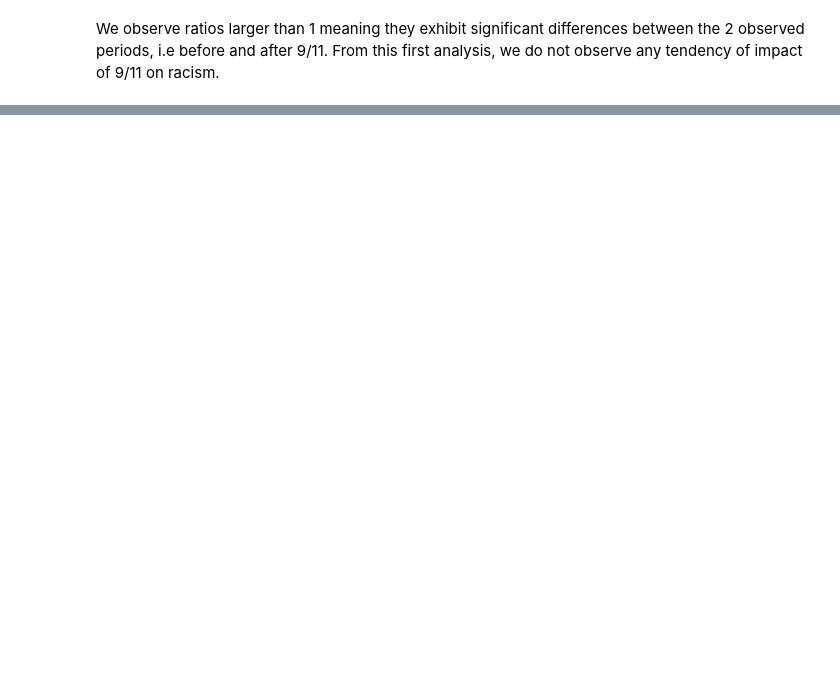
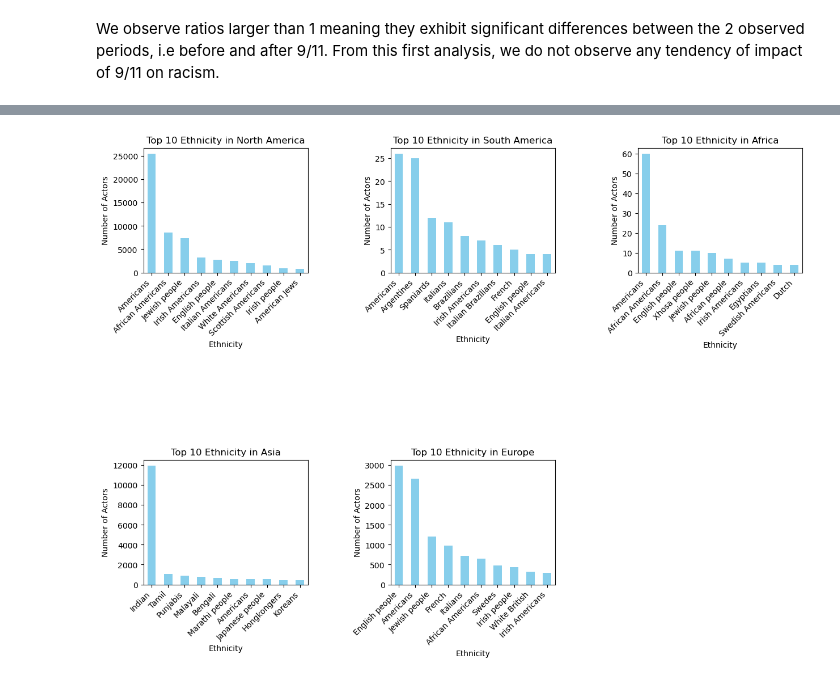
Before and after one commit to epfl-ada/ada-2024-project-adanonymous, a Jupyter notebook: src/utils/Actor_ethnicity_louis.ipynb, the cells around one changed output, grey strips where cells are left out. Drawn from its saved outputs; the diff is of its cells as text; code cells hidden in the pictures; blank space fills up the shorter version.

```diff
--- a/src/utils/Actor_ethnicity_louis.ipynb
+++ b/src/utils/Actor_ethnicity_louis.ipynb
@@ -212,0 +276,10 @@ We observe ratios larger than 1 meaning they exhibit significant differences bet
+# %%
+from tqdm import tqdm
+
+character.reset_index(drop=True, inplace=True)
+#Association for each character to two continent corresponding to First and Second country name (isolated during preprocessing)
+for i in tqdm(range(len(character))):
+    labels = map_continent(character['FirstCountry_Name'].iloc[i], continent_mapping_df)
+    labels2 = map_continent(character['SecondCountry_Name'].iloc[i], continent_mapping_df)
+    character.at[i, 'Continent'] = labels
+    character.at[i,'Second_Continent'] = labels2
@@ -212,0 +358,35 @@ We observe ratios larger than 1 meaning they exhibit significant differences bet
+# %%
+#Sort ethnicities distribution and isolate the top 10
+sorted_NA = ethnicities_distribution.sort_values(by='North America', ascending=False).head(10)
+ethnicity_top10_NA = sorted_NA['Ethnicity'].head(10)
+sorted_SA = ethnicities_distribution.sort_values(by='South America', ascending=False).head(10)
+ethnicity_top10_SA = sorted_SA['Ethnicity'].head(10)
+sorted_AS = ethnicities_distribution.sort_values(by='Asia', ascending=False).head(10)
+ethnicity_top10_AS = sorted_AS['Ethnicity'].head(10)
+sorted_AF = ethnicities_distribution.sort_values(by='Africa', ascending=False).head(10)
+ethnicity_top10_AF = sorted_AF['Ethnicity'].head(10)
+sorted_EU = ethnicities_distribution.sort_values(by='Europe', ascending=False).head(10)
+ethnicity_top10_EU = sorted_EU['Ethnicity'].head(10)
+# %%
+regions = {
+    'North America': sorted_NA.set_index('Ethnicity')['North America'],
+    'South America': sorted_SA.set_index('Ethnicity')['South America'],
+    'Africa': sorted_AF.set_index('Ethnicity')['Africa'],
+    'Asia': sorted_AS.set_index('Ethnicity')['Asia'],
+    'Europe': sorted_EU.set_index('Ethnicity')['Europe']
+}
+
+plt.figure(figsize=(15, 10))
+
+for i, (region, data) in enumerate(regions.items(), 1):
+    plt.subplot(2, 3, i)
+    data.plot(kind='bar', color='skyblue')
+    plt.title(f"Top 10 Ethnicity in {region}")
+    plt.xlabel("Ethnicity")
+    plt.ylabel("Number of Actors")
+    plt.xticks(rotation=45, ha='right')
+
+plt.subplots_adjust(wspace=0.5, hspace=1.5)
+plt.show()
+# %% [output]
+[figure, added]
```
Also changed, not shown: parts of 47 cells of this notebook.
